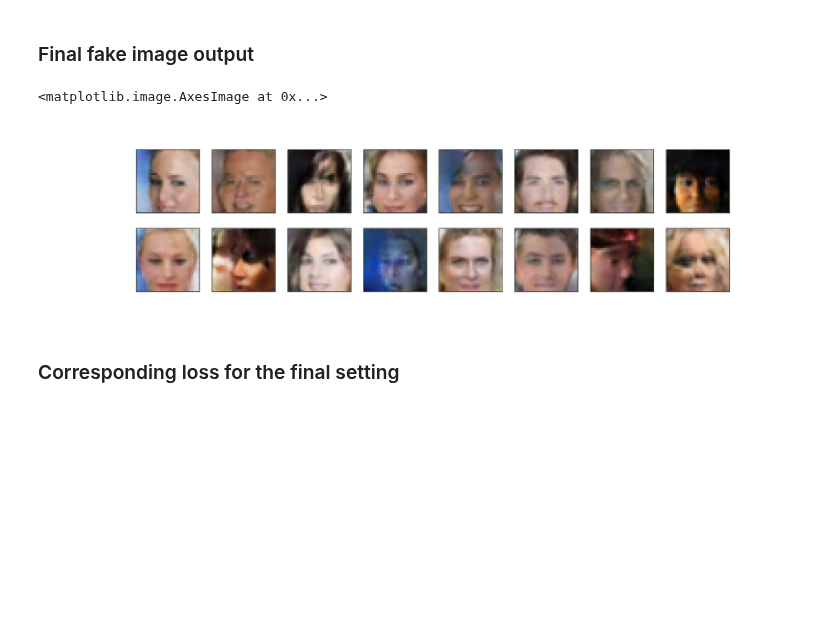
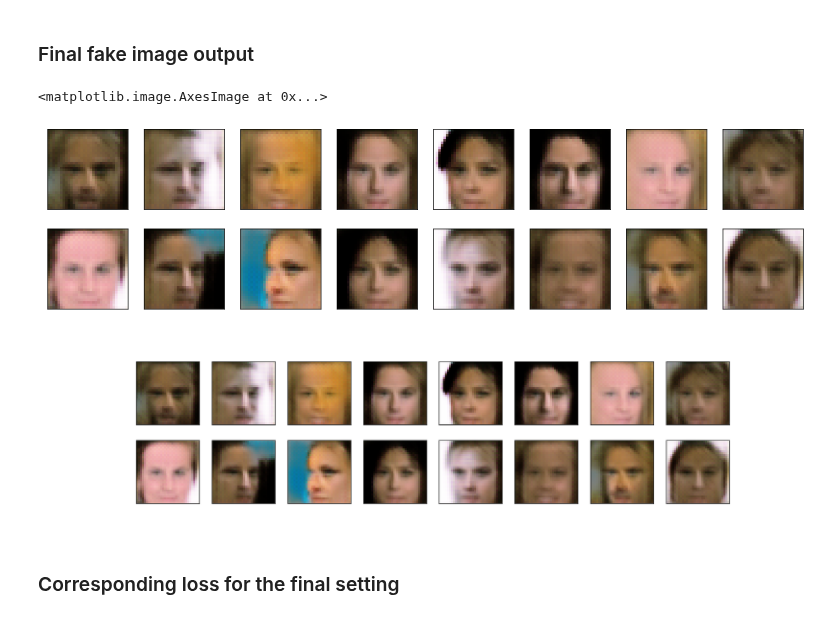
Before and after one commit to ddhartma/Face-Generation-with-DCGANs, a Jupyter notebook: dlnd_face_generation.ipynb, the cells around one changed output. Drawn from its saved outputs; the diff is of its cells as text; code cells hidden in the pictures; blank space fills up the shorter version.

```diff
--- a/dlnd_face_generation.ipynb
+++ b/dlnd_face_generation.ipynb
@@ -1380,22 +1400,23 @@ n_epochs            |   100         |
 ### Final fake image output
 # %%
 # images for reasonable setting
-train_num = 22
-param = 'batch_size'
+train_num = 26
+param = 'lr'
 # plot pkl file
-"""
+
 with open('training_results_pkl/train_' + str(train_num) + '_' + param + '_samples.pkl', 'rb') as f:
     samples = pkl.load(f)
 _ = view_samples_2(-1, samples, train_num)
-"""
+
 # plot png file
 plt.figure(figsize=(40,20))
 img = plt.imread('image_sets/train_' + str(train_num) + '.png')
 plt.axis('off')
 plt.imshow(img)
 # %% [output]
 <matplotlib.image.AxesImage at 0x...>
-[figure, old version]
+[figure, new version]
+[figure, added]
 # %% [markdown]
 ### Corresponding loss for the final setting
 # %%
```
Also changed, not shown: parts of 6 cells of this notebook, 12 other files.
